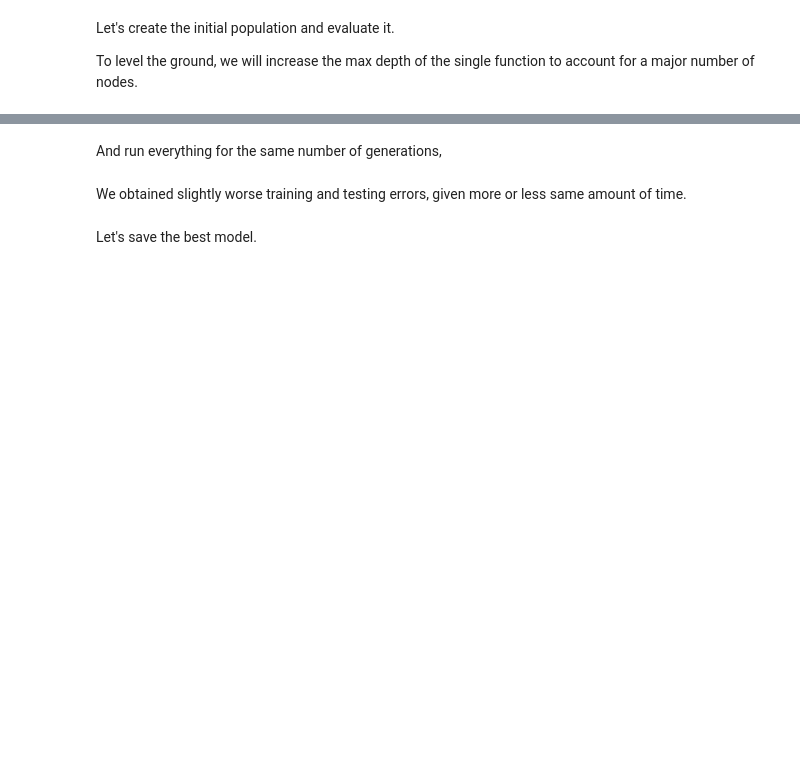
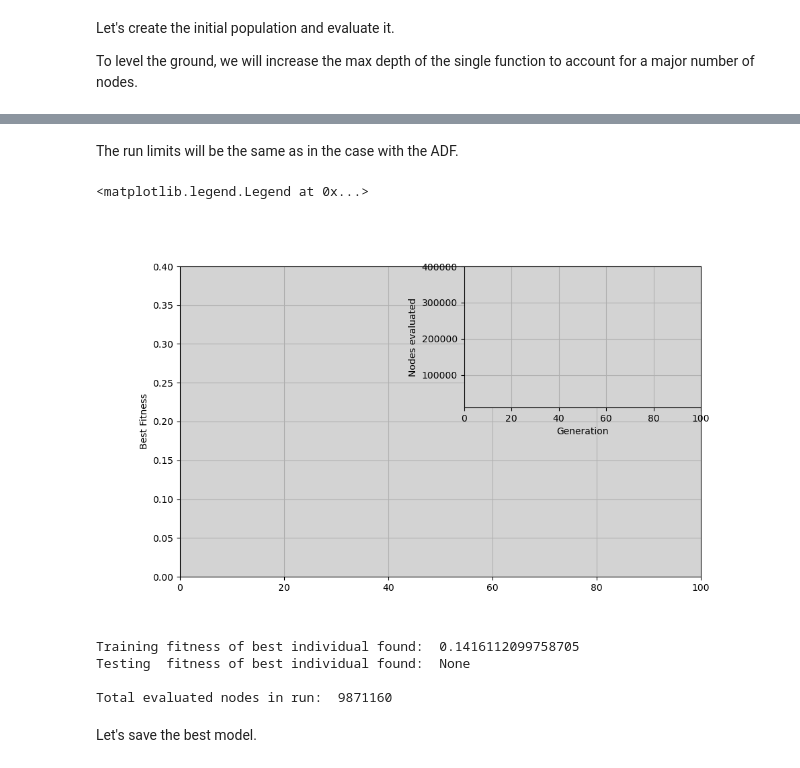
Before and after one commit to l1n0b1/TurboGP, a Jupyter notebook: TGP/E. Complete ADF example and comparison.ipynb, the cells around one changed output, grey strips where cells are left out. Cells and saved outputs as stored; diff of their text form; code cells hidden in the pictures; blank space fills up the shorter version.

```diff
--- a/TGP/E. Complete ADF example and comparison.ipynb
+++ b/TGP/E. Complete ADF example and comparison.ipynb
@@ -115,6 +172,0 @@ Let's run it for 50 generations
-# %%
-Generations = 50
-
-diversity = []
-fitness = []
-test_fitness = []
@@ -182,18 +193,24 @@ for e in range(epochs):
                                                online = False,
                                                pro=1)
 
-        diversity.append(d)
+        # count total nodels in generation
+        node_count = 0
+        for individual in Population:
+            node_count += individual.cost()
+
+
+        diversity.append(node_count)
         fitness.append(bf)
         test_fitness.append(tf)
 
         # For live plotting #################
         y[i]=fitness[i]
         y2[i]=test_fitness[i]
-        #d3[i]=diversity[i]
+        d3[i]=diversity[i]
 
         line1.set_ydata(y)
         line2.set_ydata(y2)
-        #line3.set_ydata(d3)
+        line3.set_ydata(d3)
 
         fig.canvas.draw()
         #####################################
@@ -201,4 +218,8 @@ for e in range(epochs):
         i += 1
         pbar.update(1)
 
+        diversity_arr = np.asarray(diversity)
+        if diversity_arr.sum() + diversity[-1] > cost_limit:
+            break
+
 pbar.close()
@@ -264,7 +302,8 @@ for individual in Population:
-# %% [markdown]
-And run everything for the same number of generations,
+# %% [markdown]
+The run limits will be the same as in the case with the ADF.
 # %%
-Generations = 50
+Generations = 100
+cost_limit = 10000000 # ten million nodes
 
 diversity = []
 fitness = []
@@ -272,39 +311,42 @@ test_fitness = []
 # %%
 ############################################################################################################
 # The following piece of code, will allow us to display -in real time- the progress of training fitness,   #
 # testing fitness and diversity decay. It is a bit overcomplicated, and it is optional of course, but it   #
 # is very useful to understand and visualize if the GP is achieving convergence.                           #
 
 x = list(range(Generations))                                                                               #
 
 y = np.empty(Generations)                                                                                  #
 y[:]=np.nan                                                                                                #
 y2 = np.empty(Generations)                                                                                 #
 y2[:]=np.nan                                                                                               #
 d3 = np.empty(Generations)                                                                                 #
 d3[:]=np.nan                                                                                               #
 
 plt.ion()                                                                                                  #
-fig = plt.figure(figsize=(12,6))                                                                           #
-ax = fig.add_subplot()                                                                                     #
+fig = plt.figure(figsize=(10,6))                                                                                         #
+ax = fig.add_subplot()                                                                                  #
 ax.set_ylabel('Best Fitness')                                                                              #
 ax.set_ylim(0.0,0.4)                                                                                       #
 ax.set_xlim(0,Generations)                                                                                 #
 ax.set_facecolor('lightgray')                                                                              #
 ax.grid(True)                                                                                              #
-#ax2 = fig.add_subplot(212)                                                                                 #
-#ax2.set_xlabel('Generation')                                                                               #
-#ax2.set_ylabel('Diversity')                                                                                #
-#ax2.set_ylim(0.0,1.0)                                                                                      #
-#ax2.set_xlim(0,Generations)                                                                                #
-#ax2.set_facecolor('lightgray')                                                                             #
-#ax2.grid(True)                                                                                             #
+ax2 = fig.add_subplot(222)                                                                                 #
+ax2.set_xlabel('Generation')                                                                               #
+ax2.set_ylabel('Nodes evaluated')                                                                       #
+ax2.set_ylim(10000,400000)                                                                                      #
+ax2.set_xlim(0,Generations)                                                                                #
+ax2.set_facecolor('lightgray')                                                                             #
+ax2.grid(True)                                                                                             #
 
 line1, = ax.plot(x, y, 'b-', label='training')                                                             #
 line2, = ax.plot(x, y2, 'r-', label='testing')                                                             #
-#line3, = ax2.plot(x, d3, 'y-')                                                                             #
+line3, = ax2.plot(x, d3, 'y-')                                                                             #
 ax.legend()                                                                                                #
 ############################################################################################################
+# %% [output]
+<matplotlib.legend.Legend at 0x...>
+[figure, added]
 # %%
 pbar = tqdm.tqdm(total=Generations)
 epochs = 1
@@ -350,9 +402,15 @@ for e in range(epochs):
 pbar.close()
-# %% [markdown]
-We obtained slightly worse training and testing errors, given more or less same amount of time.
 # %%
 print("Training fitness of best individual found: ", fitness[-1])
 print("Testing  fitness of best individual found: ", test_fitness[-1])
+print('')
+diversity = np.asarray(diversity)
+print("Total evaluated nodes in run: ", diversity.sum())
+# %% [output]
+Training fitness of best individual found:  0.1416112099758705
+Testing  fitness of best individual found:  None
+
+Total evaluated nodes in run:  9871160
 # %% [markdown]
 Let's save the best model.
 # %%
```
Also changed, not shown: parts of 24 cells of this notebook, 11 other files.
